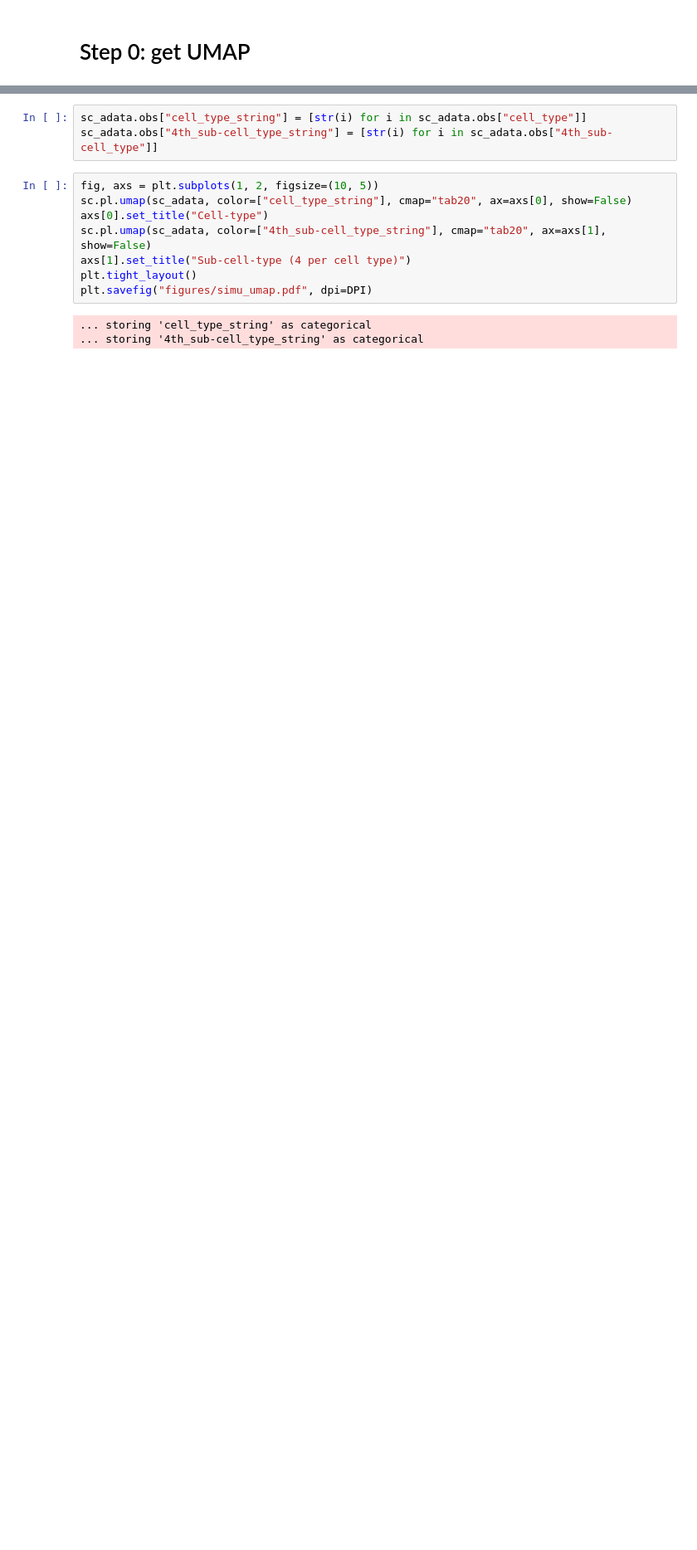
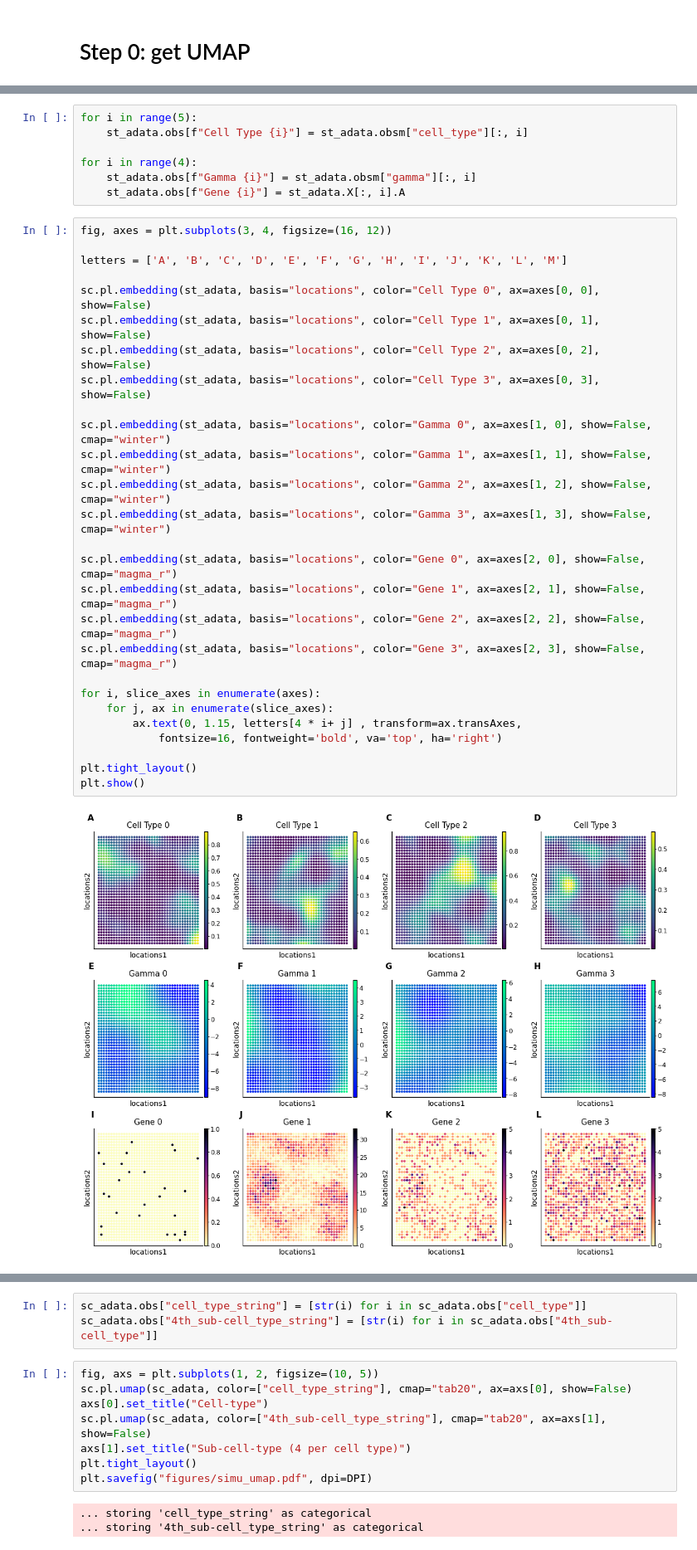
Before and after one commit to romain-lopez/DestVI-reproducibility, a Jupyter notebook: simulations/Read results.ipynb, the cells around one changed output, grey strips where cells are left out. Shown at 83% size. Saved outputs shown, nothing was run; the diff lists cells and outputs as text; blank space fills up the shorter version.

```diff
--- a/simulations/Read results.ipynb
+++ b/simulations/Read results.ipynb
@@ -69,0 +64,36 @@ sc.tl.umap(sc_adata)
+# %%
+for i in range(5):
+    st_adata.obs[f"Cell Type {i}"] = st_adata.obsm["cell_type"][:, i]
+
+for i in range(4):
+    st_adata.obs[f"Gamma {i}"] = st_adata.obsm["gamma"][:, i]
+    st_adata.obs[f"Gene {i}"] = st_adata.X[:, i].A
+# %%
+fig, axes = plt.subplots(3, 4, figsize=(16, 12))
+
+letters = ['A', 'B', 'C', 'D', 'E', 'F', 'G', 'H', 'I', 'J', 'K', 'L', 'M']
+
+sc.pl.embedding(st_adata, basis="locations", color="Cell Type 0", ax=axes[0, 0], show=False)
+sc.pl.embedding(st_adata, basis="locations", color="Cell Type 1", ax=axes[0, 1], show=False)
+sc.pl.embedding(st_adata, basis="locations", color="Cell Type 2", ax=axes[0, 2], show=False)
+sc.pl.embedding(st_adata, basis="locations", color="Cell Type 3", ax=axes[0, 3], show=False)
+
+sc.pl.embedding(st_adata, basis="locations", color="Gamma 0", ax=axes[1, 0], show=False, cmap="winter")
+sc.pl.embedding(st_adata, basis="locations", color="Gamma 1", ax=axes[1, 1], show=False, cmap="winter")
+sc.pl.embedding(st_adata, basis="locations", color="Gamma 2", ax=axes[1, 2], show=False, cmap="winter")
+sc.pl.embedding(st_adata, basis="locations", color="Gamma 3", ax=axes[1, 3], show=False, cmap="winter")
+
+sc.pl.embedding(st_adata, basis="locations", color="Gene 0", ax=axes[2, 0], show=False, cmap="magma_r")
+sc.pl.embedding(st_adata, basis="locations", color="Gene 1", ax=axes[2, 1], show=False, cmap="magma_r")
+sc.pl.embedding(st_adata, basis="locations", color="Gene 2", ax=axes[2, 2], show=False, cmap="magma_r")
+sc.pl.embedding(st_adata, basis="locations", color="Gene 3", ax=axes[2, 3], show=False, cmap="magma_r")
+
+for i, slice_axes in enumerate(axes):
+    for j, ax in enumerate(slice_axes):
+        ax.text(0, 1.15, letters[4 * i+ j] , transform=ax.transAxes,
+            fontsize=16, fontweight='bold', va='top', ha='right')
+
+plt.tight_layout()
+plt.show()
+# %% [output]
+[figure, added]
```
Also changed, not shown: parts of 4 cells of this notebook, 1 other file.
